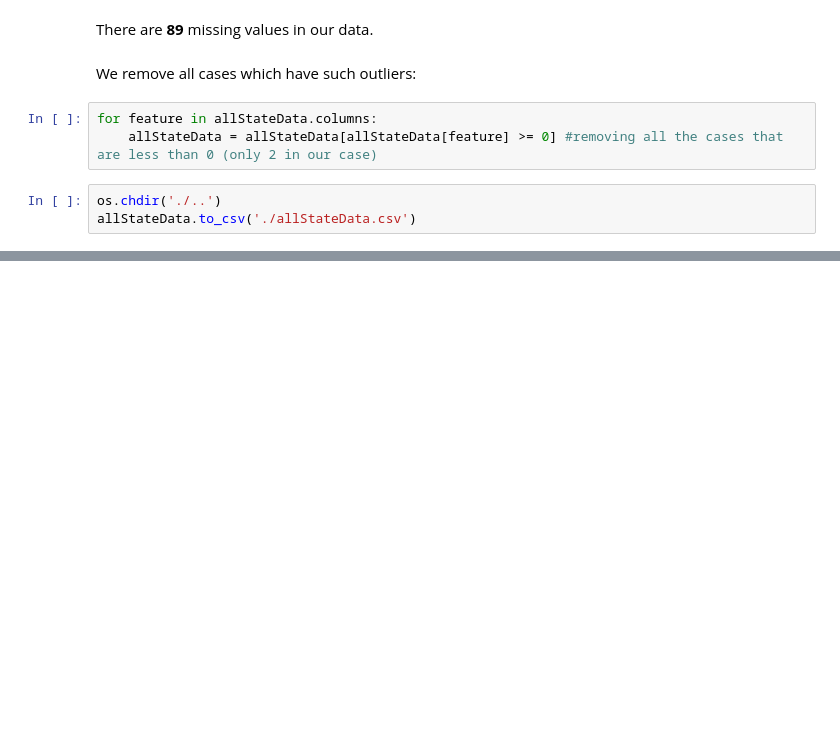
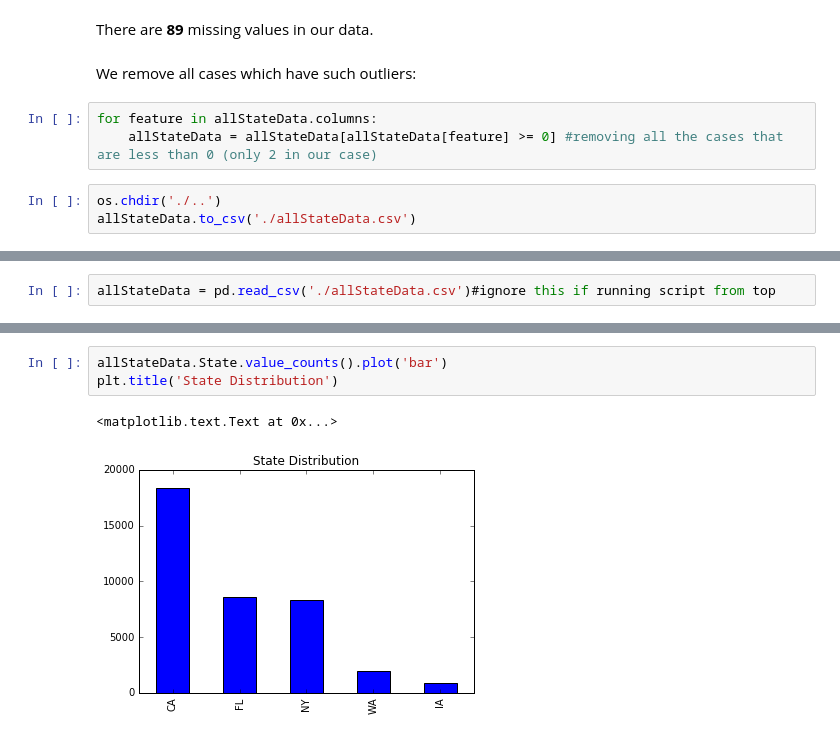
Before and after one commit to ysriram1/Loyola-SAH-Analysis, a Jupyter notebook: Initial Analysis.ipynb, the cells around one changed output, grey strips where cells are left out. Cells and saved outputs as stored; diff of their text form; blank space fills up the shorter version.

Commit message:
added some basic data exploration

```diff
--- a/Initial Analysis.ipynb
+++ b/Initial Analysis.ipynb
@@ -82,0 +88,2 @@ allStateData.to_csv('./allStateData.csv')
+# %%
+allStateData = pd.read_csv('./allStateData.csv')#ignore this if running script from top
@@ -82,0 +101,6 @@ allStateData.to_csv('./allStateData.csv')
+# %%
+allStateData.State.value_counts().plot('bar')
+plt.title('State Distribution')
+# %% [output]
+<matplotlib.text.Text at 0x...>
+[figure, added]
```
Also changed, not shown: parts of 13 cells of this notebook.
